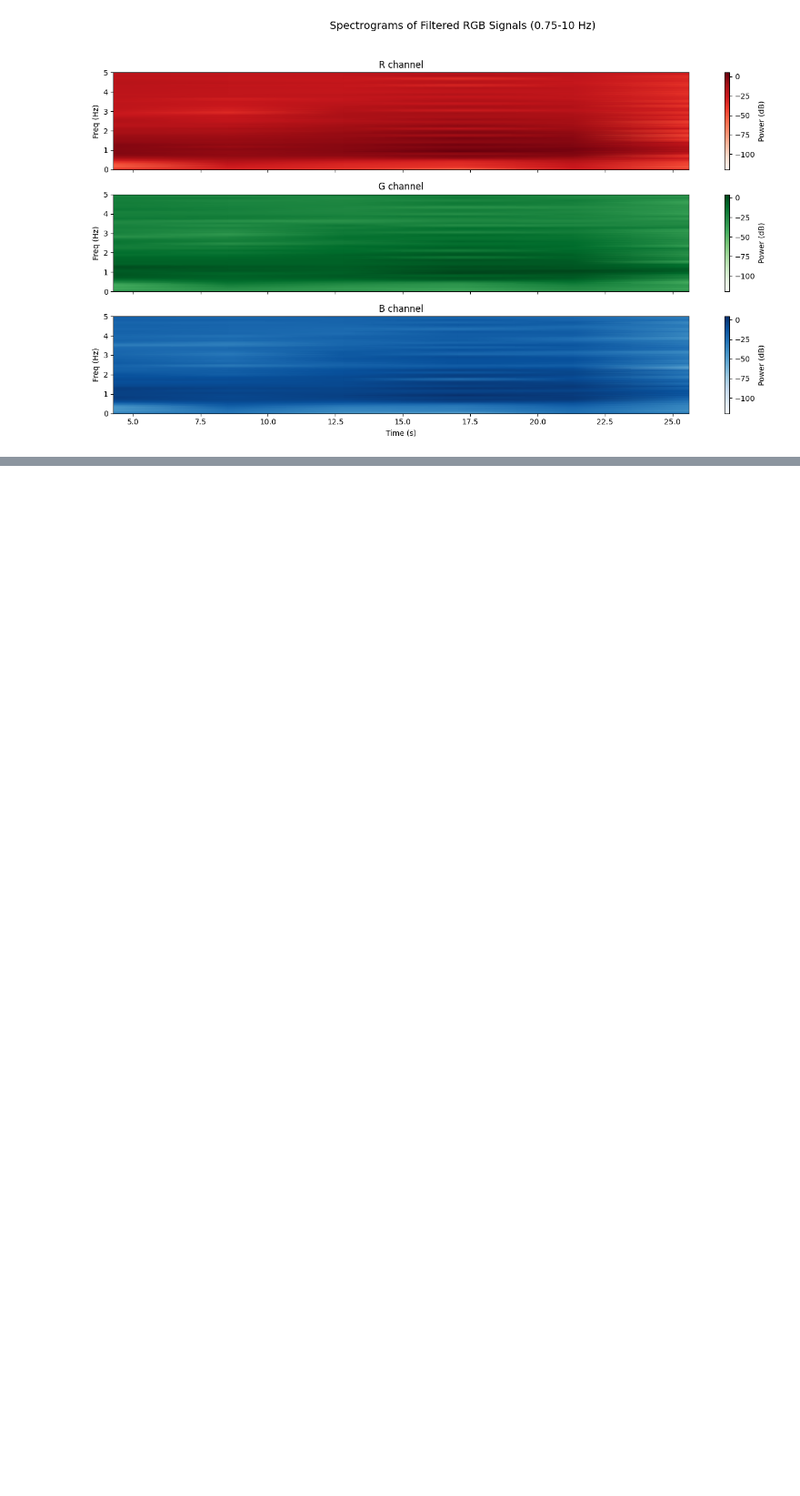
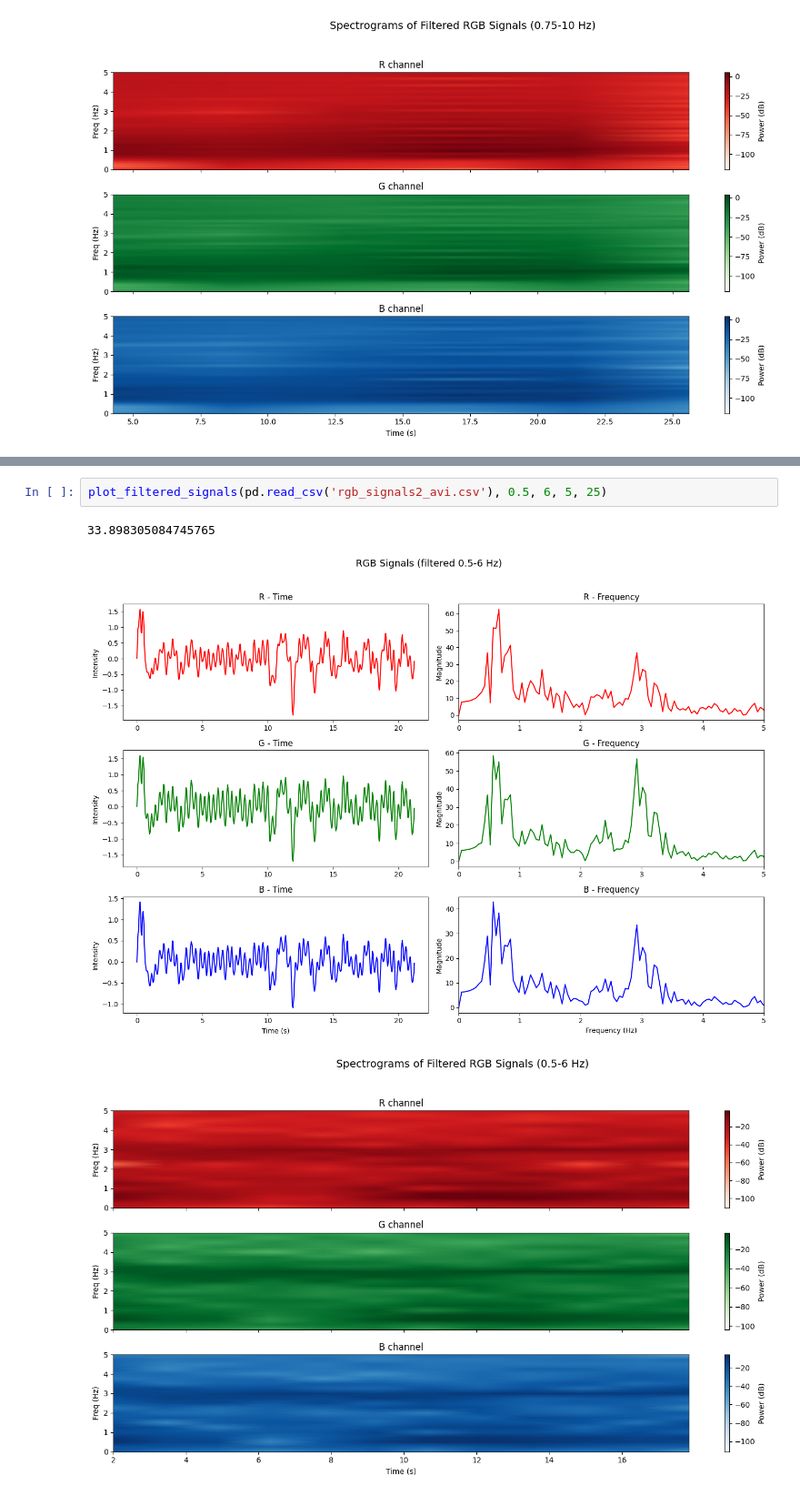
Before and after one commit to sophia-celine/rPPG, a Jupyter notebook: initial_tests/rPPGrough.ipynb, the cells around one changed output, grey strips where cells are left out. Shown at 91% size. Saved outputs shown, nothing was run; the diff lists cells and outputs as text; blank space fills up the shorter version.

```diff
--- a/initial_tests/rPPGrough.ipynb
+++ b/initial_tests/rPPGrough.ipynb
@@ -467,0 +493,6 @@ plot_filtered_signals(pd.read_csv('rgb_signals_avi.csv'), 0.75, 10, 4)
+# %%
+plot_filtered_signals(pd.read_csv('rgb_signals2_avi.csv'), 0.5, 6, 5, 25)
+# %% [output]
+33.898305084745765
+[figure, added]
+[figure, added]
```
Also changed, not shown: parts of 4 cells of this notebook, 2 other files.
